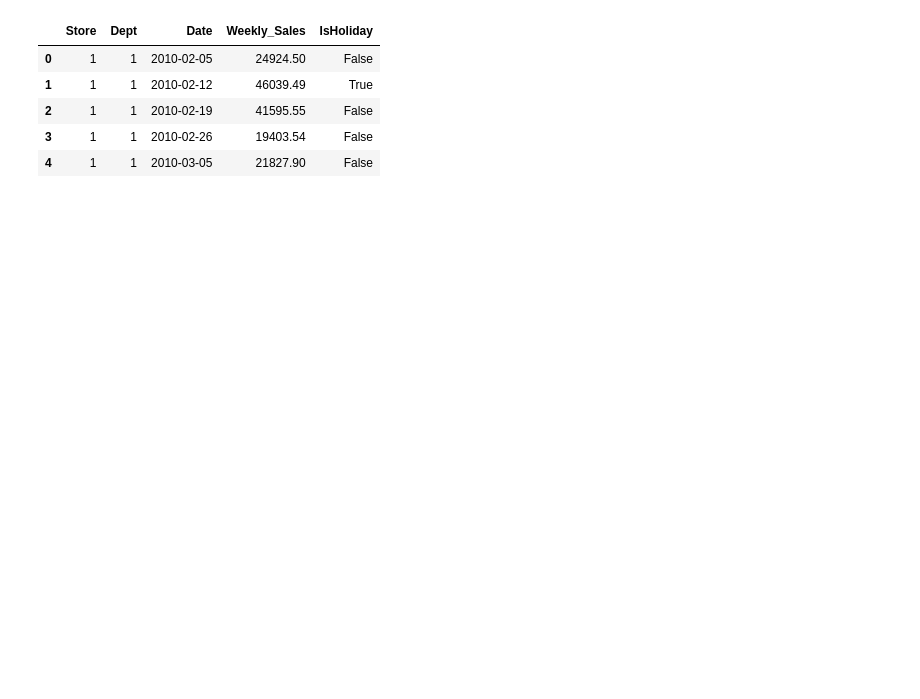
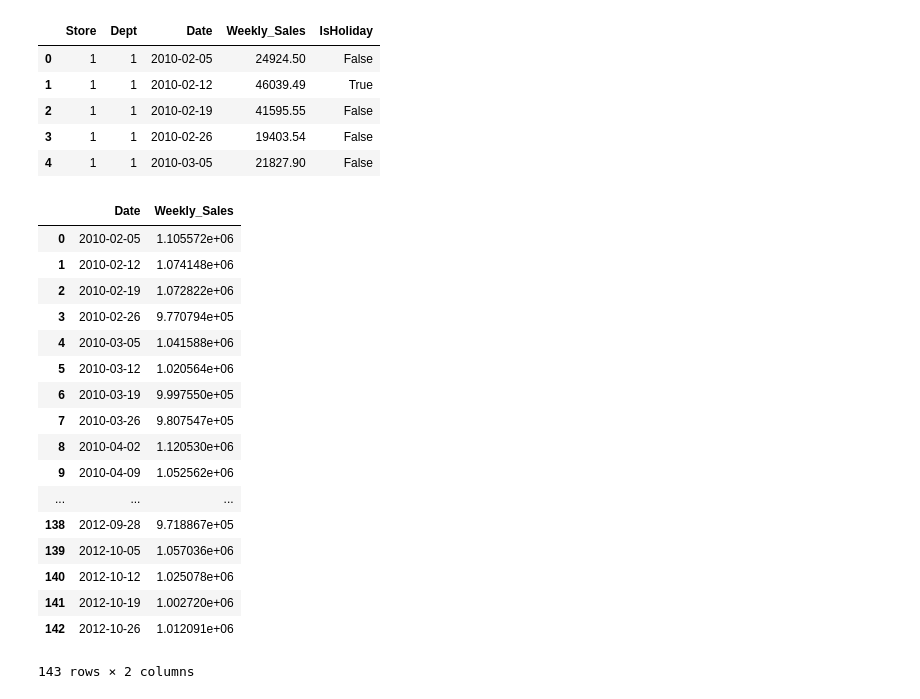
Before and after one commit to vitorhi/Tarefa1_NovosPiratas, a Jupyter notebook: Tarefa 1.ipynb, the cells around one changed output. Cells and saved outputs as stored; diff of their text form; code cells hidden in the pictures; blank space fills up the shorter version.

```diff
--- a/Tarefa 1.ipynb
+++ b/Tarefa 1.ipynb
@@ -13,0 +21,22 @@ train.head()
+# %%
+df_2=df_2.groupby(['Date'])['Weekly_Sales'].mean().reset_index()
+df_2
+# %% [output]
+|  | Date | Weekly_Sales |
+| 0 | 2010-02-05 | 1.105572e+06 |
+| 1 | 2010-02-12 | 1.074148e+06 |
+| 2 | 2010-02-19 | 1.072822e+06 |
+| 3 | 2010-02-26 | 9.770794e+05 |
+| 4 | 2010-03-05 | 1.041588e+06 |
+| 5 | 2010-03-12 | 1.020564e+06 |
+| 6 | 2010-03-19 | 9.997550e+05 |
+| 7 | 2010-03-26 | 9.807547e+05 |
+| 8 | 2010-04-02 | 1.120530e+06 |
+| 9 | 2010-04-09 | 1.052562e+06 |
+| ... | ... | ... |
+| 138 | 2012-09-28 | 9.718867e+05 |
+| 139 | 2012-10-05 | 1.057036e+06 |
+| 140 | 2012-10-12 | 1.025078e+06 |
+| 141 | 2012-10-19 | 1.002720e+06 |
+| 142 | 2012-10-26 | 1.012091e+06 |
+143 rows × 2 columns
```
Also changed, not shown: parts of 10 cells of this notebook, 1 other file.
